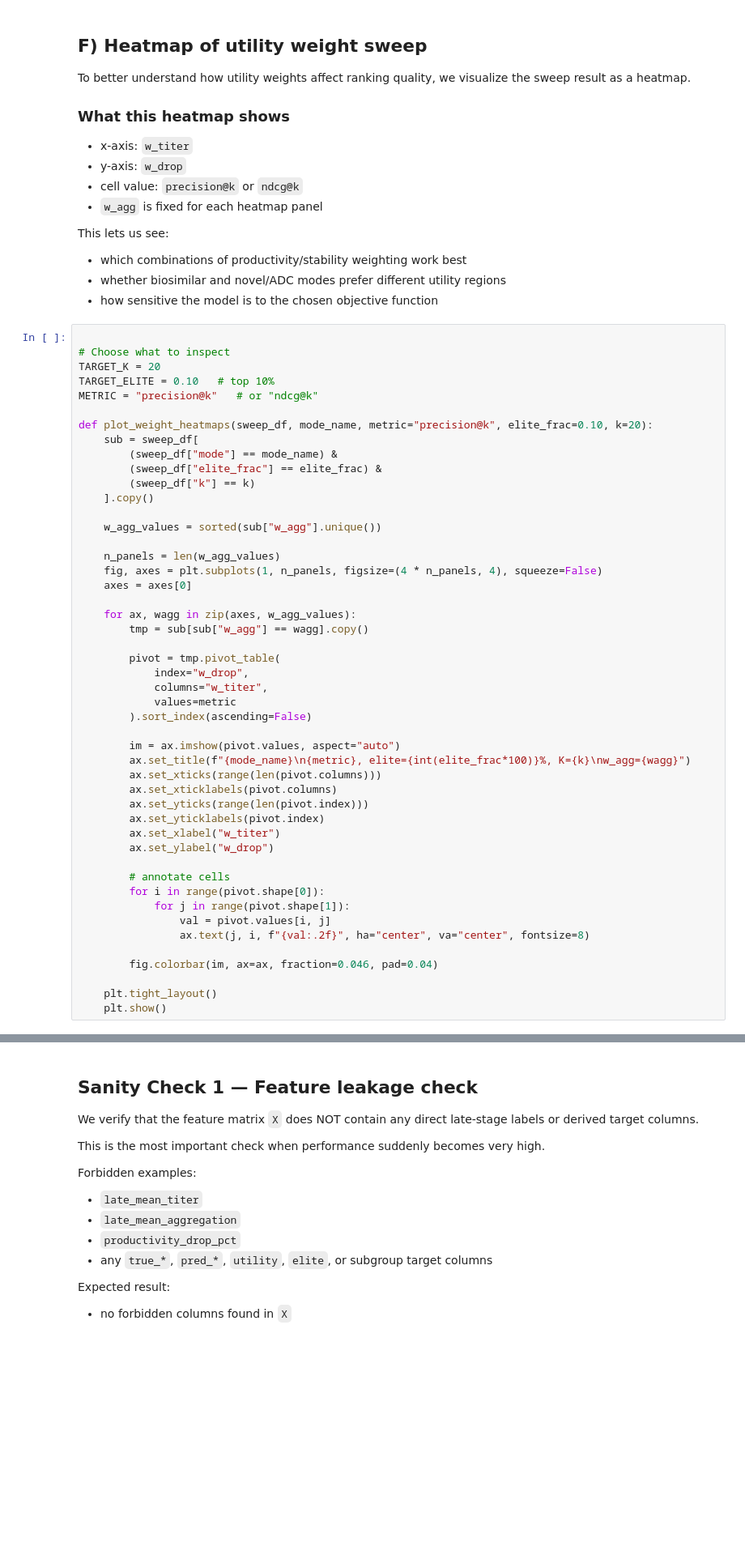
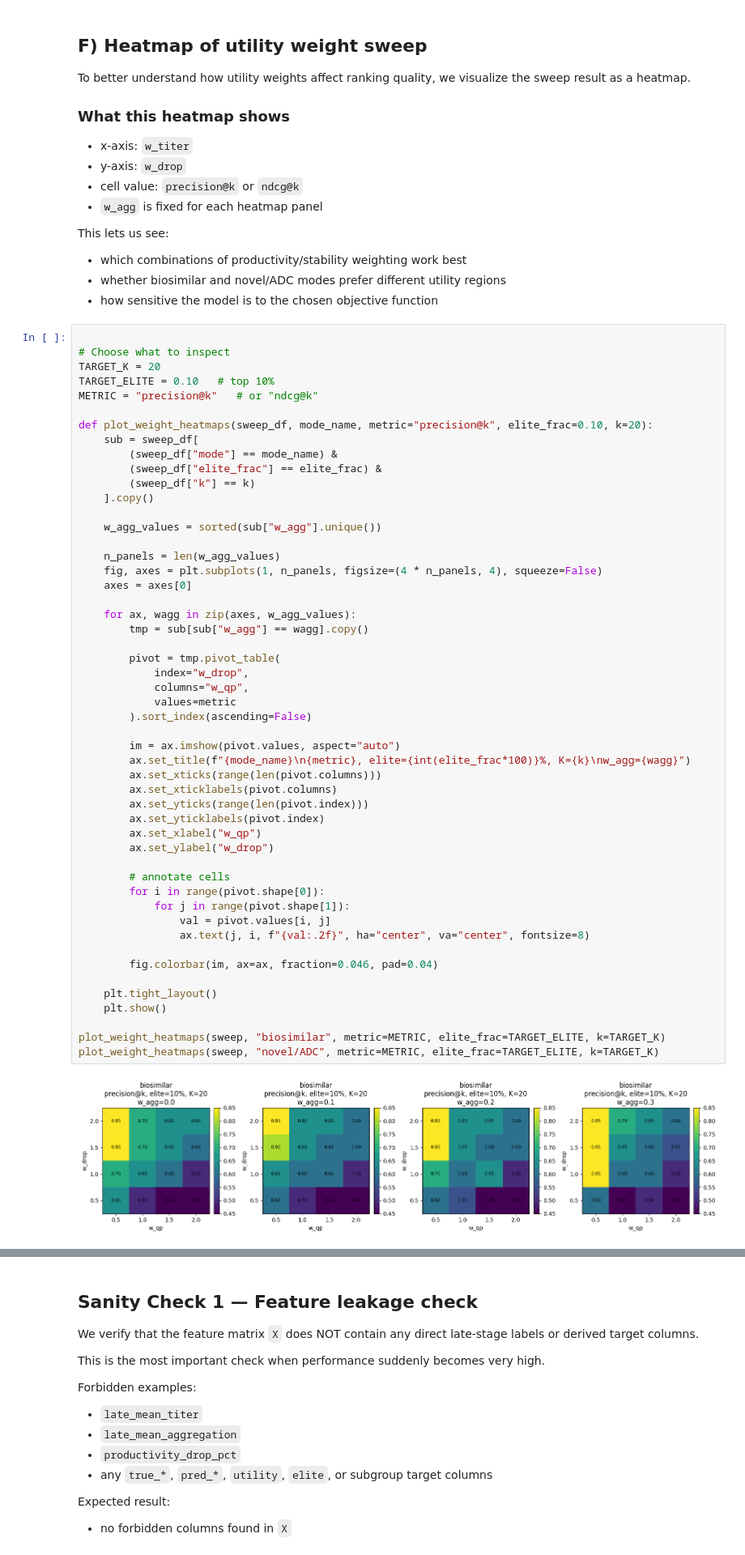
Before and after one commit to Sanghee-L/CLD_ML_PIPELINE, a Jupyter notebook: notebooks/03b_multitarget_models.ipynb, the cells around one changed output, grey strips where cells are left out. Shown at 81% size. Saved outputs shown, nothing was run; the diff lists cells and outputs as text; blank space fills up the shorter version.

```diff
--- a/notebooks/03b_multitarget_models.ipynb
+++ b/notebooks/03b_multitarget_models.ipynb
@@ -992,32 +1264,37 @@ def plot_weight_heatmaps(sweep_df, mode_name, metric="precision@k", elite_frac=0
     n_panels = len(w_agg_values)
     fig, axes = plt.subplots(1, n_panels, figsize=(4 * n_panels, 4), squeeze=False)
     axes = axes[0]
 
     for ax, wagg in zip(axes, w_agg_values):
         tmp = sub[sub["w_agg"] == wagg].copy()
 
         pivot = tmp.pivot_table(
             index="w_drop",
-            columns="w_titer",
+            columns="w_qp",
             values=metric
         ).sort_index(ascending=False)
 
         im = ax.imshow(pivot.values, aspect="auto")
         ax.set_title(f"{mode_name}\n{metric}, elite={int(elite_frac*100)}%, K={k}\nw_agg={wagg}")
         ax.set_xticks(range(len(pivot.columns)))
         ax.set_xticklabels(pivot.columns)
         ax.set_yticks(range(len(pivot.index)))
         ax.set_yticklabels(pivot.index)
-        ax.set_xlabel("w_titer")
+        ax.set_xlabel("w_qp")
         ax.set_ylabel("w_drop")
 
         # annotate cells
         for i in range(pivot.shape[0]):
             for j in range(pivot.shape[1]):
                 val = pivot.values[i, j]
                 ax.text(j, i, f"{val:.2f}", ha="center", va="center", fontsize=8)
 
         fig.colorbar(im, ax=ax, fraction=0.046, pad=0.04)
 
     plt.tight_layout()
     plt.show()
+
+plot_weight_heatmaps(sweep, "biosimilar", metric=METRIC, elite_frac=TARGET_ELITE, k=TARGET_K)
+plot_weight_heatmaps(sweep, "novel/ADC", metric=METRIC, elite_frac=TARGET_ELITE, k=TARGET_K)
+# %% [output]
+[figure, added]
```
Also changed, not shown: parts of 40 cells of this notebook, 3 other files.
